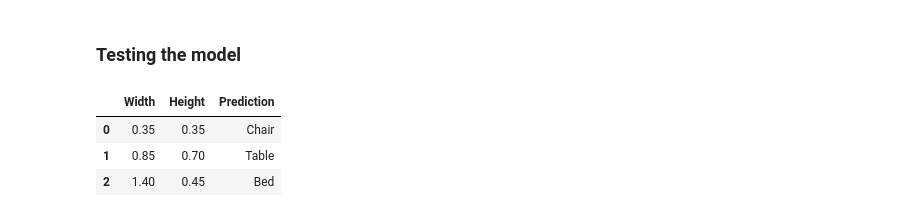
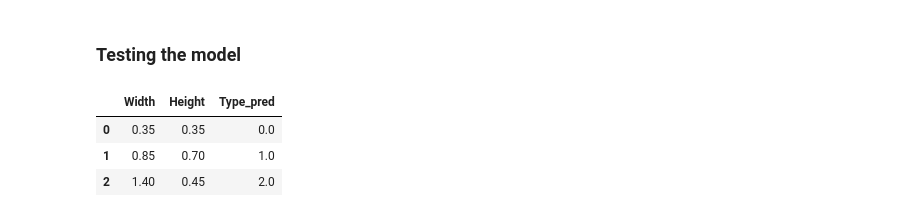
Before and after one commit to tiesen243/neural-network, a Jupyter notebook: linear-regression.ipynb, the cells around one changed output. Cells and saved outputs as stored; diff of their text form; code cells hidden in the pictures.

```diff
--- a/linear-regression.ipynb
+++ b/linear-regression.ipynb
@@ -109,0 +72,7 @@ pd.DataFrame(
+# %%
+# Feature selection
+features = ["Width", "Height"]
+
+# Slipt data into X and Y
+X = prod_train[features].values
+Y = prod_train["Type"].map(type_mappings).values
@@ -111,20 +103,18 @@ pd.DataFrame(
 ### Testing the model
 # %%
 prod_test = pd.read_csv("data/prod-test.csv")
+# %%
+lr = LinearRegression(learning_rate=0.01, n_iters=1000)
+# %%
+lr.fit(prod_train[features].values, prod_train["Type"].map(type_mappings).values)
 # %%
-predictions = np.round(lr.predict(prod_test[["Width", "Height"]]))
+y_pred = np.round(lr.predict(prod_test[features].values))
 # %%
 pd.DataFrame(
-    {
-        "Width": prod_test["Width"],
-        "Height": prod_test["Height"],
-        "Prediction": np.where(
-            predictions == 0, "Chair", np.where(predictions == 1, "Table", "Bed")
-        ),
-    }
+    {"Width": prod_test["Width"], "Height": prod_test["Height"], "Type_pred": y_pred}
 )
 # %% [output]
-|  | Width | Height | Prediction |
-| 0 | 0.35 | 0.35 | Chair |
-| 1 | 0.85 | 0.70 | Table |
-| 2 | 1.40 | 0.45 | Bed |
+|  | Width | Height | Type_pred |
+| 0 | 0.35 | 0.35 | 0.0 |
+| 1 | 0.85 | 0.70 | 1.0 |
+| 2 | 1.40 | 0.45 | 2.0 |
```
Also changed, not shown: parts of 18 cells of this notebook, 3 other files.
